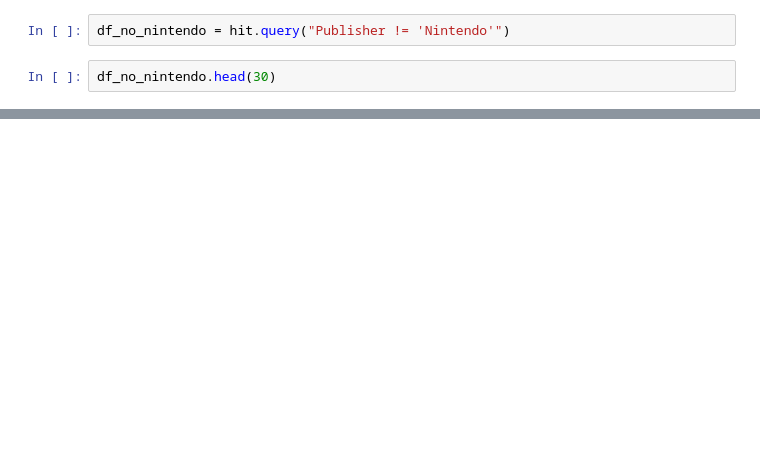
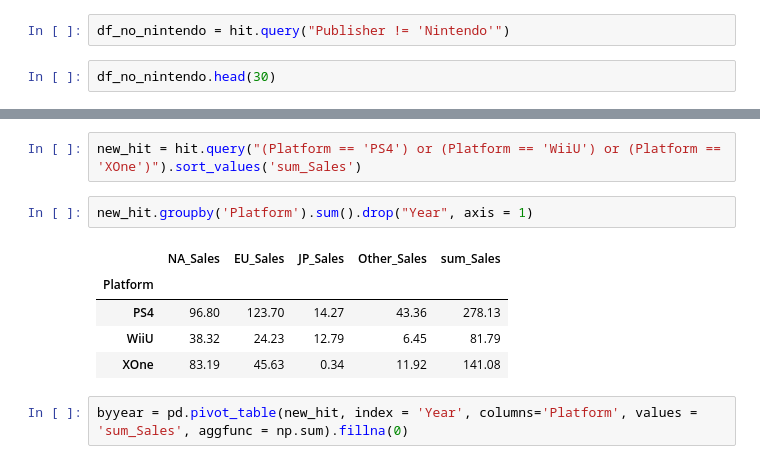
Before and after one commit to jennifer060697/AI15_Project, a Jupyter notebook: project 1 _ games.ipynb, the cells around one changed output, grey strips where cells are left out. Saved outputs shown, nothing was run; the diff lists cells and outputs as text; blank space fills up the shorter version.

```diff
--- a/project 1 _ games.ipynb
+++ b/project 1 _ games.ipynb
@@ -1174,0 +1186,12 @@ df_no_nintendo.head(30)
+# %%
+new_hit = hit.query("(Platform == 'PS4') or (Platform == 'WiiU') or (Platform == 'XOne')").sort_values('sum_Sales')
+# %%
+new_hit.groupby('Platform').sum().drop("Year", axis = 1)
+# %% [output]
+|  | NA_Sales | EU_Sales | JP_Sales | Other_Sales | sum_Sales |
+| Platform |  |  |  |  |  |
+| PS4 | 96.80 | 123.70 | 14.27 | 43.36 | 278.13 |
+| WiiU | 38.32 | 24.23 | 12.79 | 6.45 | 81.79 |
+| XOne | 83.19 | 45.63 | 0.34 | 11.92 | 141.08 |
+# %%
+byyear = pd.pivot_table(new_hit, index = 'Year', columns='Platform', values = 'sum_Sales', aggfunc = np.sum).fillna(0)
```
Also changed, not shown: parts of 17 cells of this notebook.
